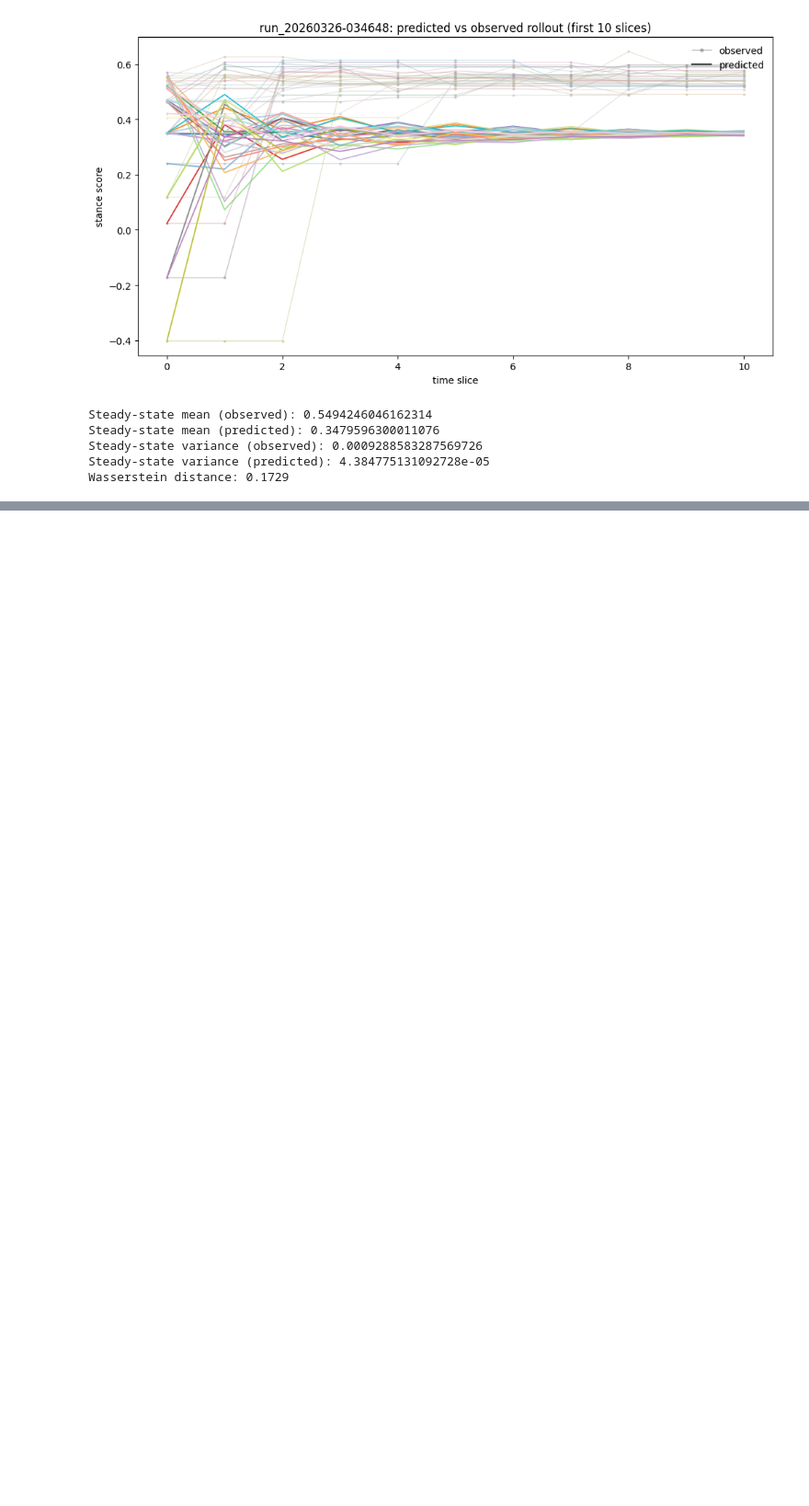
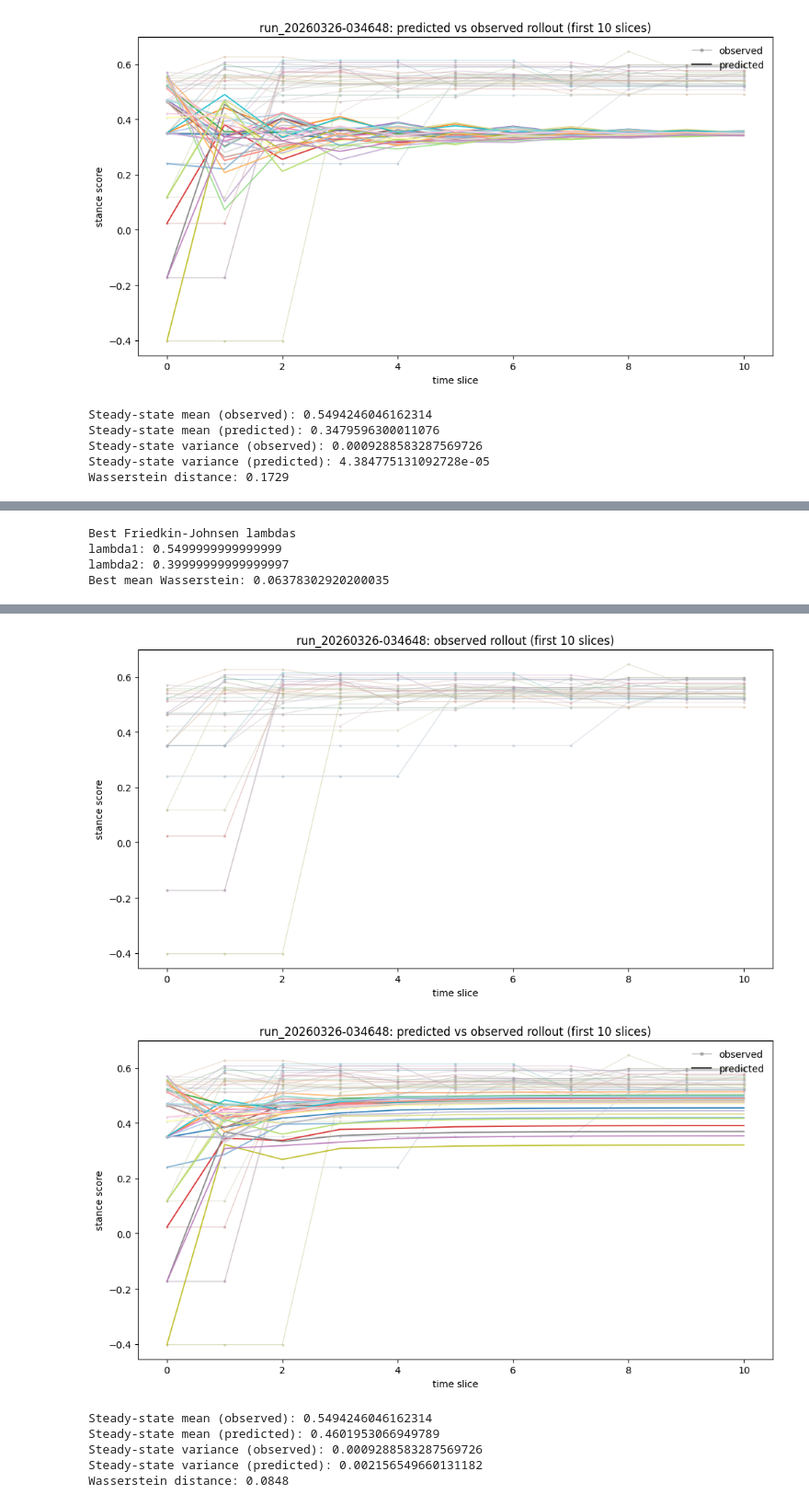
Before and after one commit to samuelLi05/llm-network, a Jupyter notebook: modeling/models/models.ipynb, the cells around one changed output, grey strips where cells are left out. Shown at 92% size. Drawn from its saved outputs; the diff is of its cells as text; code cells hidden in the pictures; blank space fills up the shorter version.

```diff
--- a/modeling/models/models.ipynb
+++ b/modeling/models/models.ipynb
@@ -252,0 +431,72 @@ Wasserstein distance: 0.1729
+# %%
+from plot_utils import plot_observed_trajectories, plot_predicted_vs_observed, calculate_mean_and_variance, compute_wasserstein_distance
+
+best_fj_result, fj_lambda_search_results = select_friedkin_johnsen_lambdas(
+    RUN_TRAJ,
+    RUN_NEIGHBORS,
+    PARAMS['lambda_grid'],
+)
+
+FJ_LAMBDA1 = best_fj_result['lambda1']
+FJ_LAMBDA2 = best_fj_result['lambda2']
+
+print('Best Friedkin-Johnsen lambdas')
+print('lambda1:', FJ_LAMBDA1)
+print('lambda2:', FJ_LAMBDA2)
+print('Best mean Wasserstein:', best_fj_result['mean_wasserstein'])
+# %% [output]
+Best Friedkin-Johnsen lambdas
+lambda1: 0.5499999999999999
+lambda2: 0.39999999999999997
+Best mean Wasserstein: 0.06378302920200035
+# %%
+FJ_LAMBDA1 = 0.2
+FJ_LAMBDA2 = 0.3
+FJ_W, FJ_b, X_pool_fj, Y_pool_fj = fit_friedkin_johnsen(
+    RUN_TRAJ,
+    RUN_NEIGHBORS,
+    FJ_LAMBDA1,
+    FJ_LAMBDA2,
+)
+
+print('Friedkin-Johnsen fit')
+print('Bias term:', FJ_b)
+print('Min entry:', float(FJ_W.min()), 'Max entry:', float(FJ_W.max()))
+print('Global MSE loss:', float(np.mean((Y_pool_fj - X_pool_fj @ FJ_W.T) ** 2)))
+regression_diagnostics(X_pool_fj, 'Friedkin-Johnsen pooled design')
+print('FJ W eigenvalues:', np.linalg.eigvals(FJ_W))
+print('FJ W spectral radius:', float(np.max(np.abs(np.linalg.eigvals(FJ_W)))))
+
+PREDICTED_TRAJ_FJ = {
+    rn: friedkin_johnsen_rollout_prediction(
+        FJ_W,
+        FJ_b,
+        tr[0],
+        PARAMS['rollout_horizon_cap'],
+        FJ_LAMBDA1,
+        FJ_LAMBDA2,
+    )
+    for rn, tr in RUN_TRAJ.items()
+}
+
+run_names = sorted(RUN_TRAJ.keys())
+run_id = run_names[26]
+
+plot_observed_trajectories(run_id, RUN_TRAJ[run_id], GLOBAL_AGENT_IDS, 20)
+plot_predicted_vs_observed(run_id, RUN_TRAJ[run_id], PREDICTED_TRAJ_FJ[run_id], GLOBAL_AGENT_IDS, 20)
+
+obs = np.asarray(RUN_TRAJ[run_id], dtype=float)
+pred = np.asarray(PREDICTED_TRAJ_FJ[run_id], dtype=float)
+T = min(obs.shape[0], pred.shape[0])
+obs = obs[:T]
+pred = pred[:T]
+
+mean_var_metrics = calculate_mean_and_variance(obs, pred, last_n=3)
+W_metric = compute_wasserstein_distance(obs, pred)
+
+print(f"Steady-state mean (observed): {mean_var_metrics['steady_mean_obs']}")
+print(f"Steady-state mean (predicted): {mean_var_metrics['steady_mean_pred']}")
+print(f"Steady-state variance (observed): {mean_var_metrics['steady_var_obs']}")
+print(f"Steady-state variance (predicted): {mean_var_metrics['steady_var_pred']}")
+print(f"Wasserstein distance: {W_metric:.4f}")
+# %% [output]
@@ -252,0 +520,7 @@ Wasserstein distance: 0.1729
+[figure, added]
+[figure, added]
+Steady-state mean (observed): 0.5494246046162314
+Steady-state mean (predicted): 0.4601953066949789
+Steady-state variance (observed): 0.0009288583287569726
+Steady-state variance (predicted): 0.002156549660131182
+Wasserstein distance: 0.0848
```
Also changed, not shown: parts of 6 cells of this notebook.
